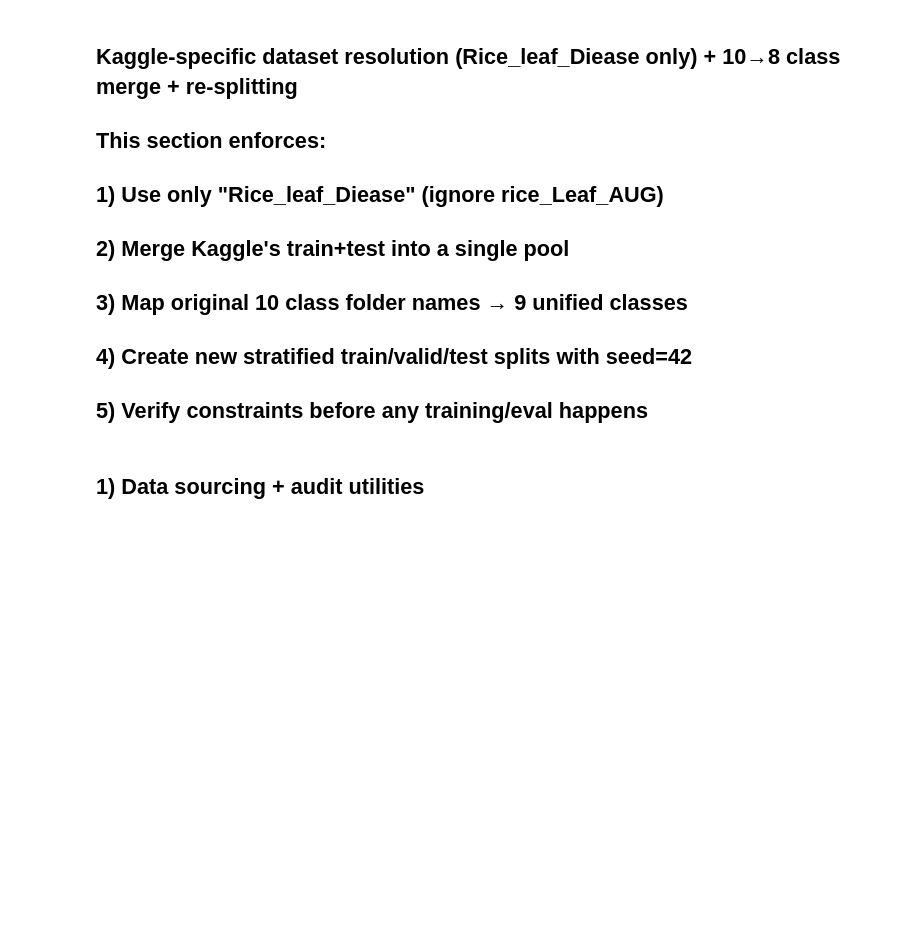
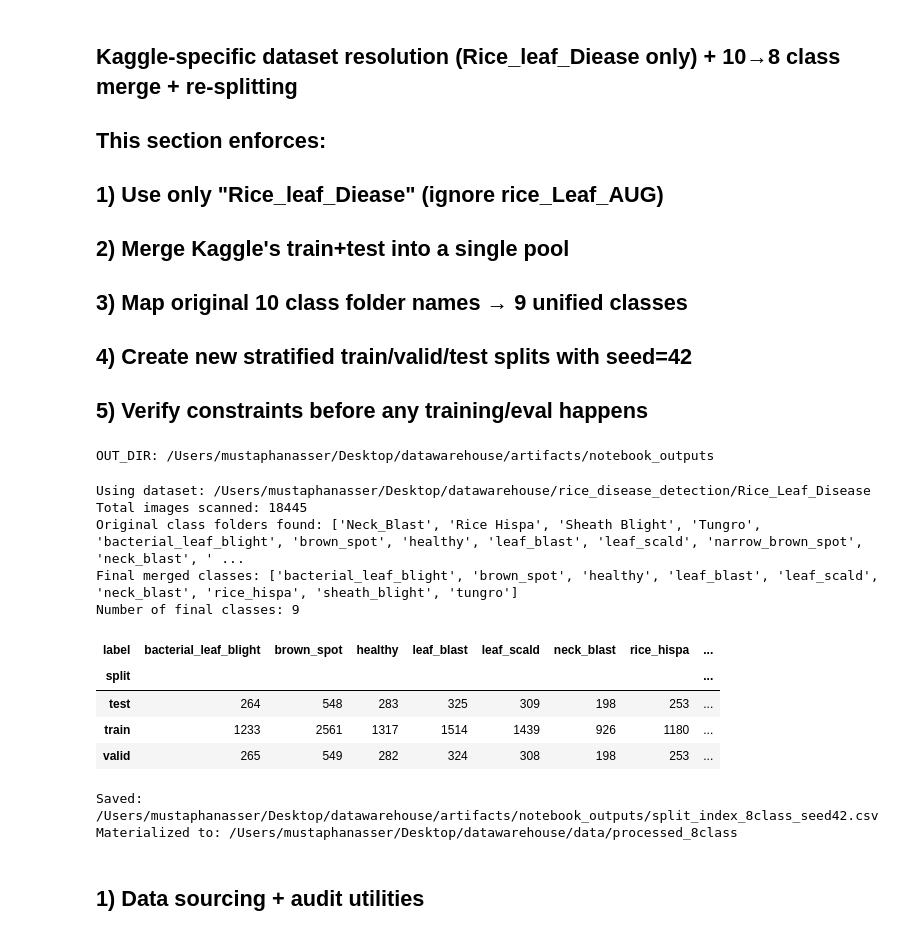
Before and after one commit to Notmustie/Rice-leaf-disease-classification, a Jupyter notebook: notebook/rice_leaf_disease_nb1.ipynb, the cells around one changed output. Drawn from its saved outputs; the diff is of its cells as text; code cells hidden in the pictures; blank space fills up the shorter version.

```diff
--- a/notebook/rice_leaf_disease_nb1.ipynb
+++ b/notebook/rice_leaf_disease_nb1.ipynb
@@ -22,6 +22,7 @@ import os
 import json
 import random
 from dataclasses import dataclass
+
 from pathlib import Path
 from typing import Dict, List, Tuple, Optional
 
@@ -52,3 +53,45 @@ SEED = 42
 random.seed(SEED)
 np.random.seed(SEED)
 tf.random.set_seed(SEED)
+
+@dataclass
+class CFG:
+    # ---- Paths (EDIT THESE) ----
+    PROJECT_ROOT: str = "/Users/mustaphanasser/Desktop/datawarehouse"  # <- edit
+    DATA_ROOT: str = "/Users/mustaphanasser/Desktop/datawarehouse/rice_disease_detection"  # <- edit
+
+    # Expected folder structure:
+    # DATA_ROOT/
+    #   train/<class folders>  (optional)
+    #   valid/<class folders>  (optional)
+    #   test/<class folders>   (optional)
+    #
+    # Or a single raw folder:
+    # DATA_ROOT/raw/<class folders>
+
+    # Models + outputs
+    OUT_DIR: str = "artifacts/notebook_outputs"
+    CNN_MODEL_PATH: str = "artifacts/models/custom_cnn.keras"          # saved model
+    EFF_MODEL_PATH: str = "artifacts/models/efficientnetv2b0.keras"    # saved model
+
+
+    # ---- Data / Training ----
+    IMG_SIZE: Tuple[int, int] = (224, 224)
+    BATCH_SIZE: int = 8
+    EPOCHS: int = 20
+    LR: float = 1e-4
+
+    # Confidence rejection threshold (your choice)
+    REJECT_THRESHOLD: float = 0.60
+
+    # Train toggle (if False, notebook will load models from disk)
+    DO_TRAIN: bool = False
+
+cfg = CFG()
+
+OUT_DIR = Path(cfg.PROJECT_ROOT) / cfg.OUT_DIR
+OUT_DIR.mkdir(parents=True, exist_ok=True)
+
+print("OUT_DIR:", OUT_DIR)
+# %% [output]
+OUT_DIR: /Users/mustaphanasser/Desktop/datawarehouse/artifacts/notebook_outputs
@@ -121,11 +124,11 @@ def resolve_kaggle_rice_leaf_diease(kaggle_root: str) -> Path:
     candidates = [p for p in root.iterdir() if p.is_dir()]
     names = {p.name: p for p in candidates}
 
-    if "Rice_leaf_Diease" not in names:
+    if "Rice_Leaf_Disease" not in names:
         raise FileNotFoundError(
-            f'Expected folder "Rice_leaf_Diease" inside {root}. Found: {[p.name for p in candidates]}'
+            f'Expected folder "Rice_Leaf_Diease" inside {root}. Found: {[p.name for p in candidates]}'
         )
-    chosen = names["Rice_leaf_Diease"]
+    chosen = names["Rice_Leaf_Disease"]
 
     # must contain train/ and test/
     train_dir = chosen / "train"
@@ -151,7 +154,7 @@ def scan_kaggle_train_test(base: Path, img_exts=(".jpg",".jpeg",".png",".bmp",".
     return pd.DataFrame(rows)
 
 # === USER EDIT (only this path usually changes) ===
-KAGGLE_DOWNLOAD_ROOT = "/Users/mustaphanasser/Desktop/datawarehouse/rice_disease_detection/Rice_Leaf_Disease"  # <- folder containing both rice_Leaf_AUG and Rice_leaf_Diease
+KAGGLE_DOWNLOAD_ROOT = "/Users/mustaphanasser/Desktop/datawarehouse/rice_disease_detection"  # <- folder containing both rice_Leaf_AUG and Rice_leaf_Diease
 
 base_dir = resolve_kaggle_rice_leaf_diease(KAGGLE_DOWNLOAD_ROOT)
 print("Using dataset:", base_dir)
@@ -244,33 +247,46 @@ display(counts)
 
 # Save split index for reproducibility
 out_split_csv = OUT_DIR / "split_index_8class_seed42.csv"
 split_df.to_csv(out_split_csv, index=False)
 print("Saved:", out_split_csv)
 
 # Optional: materialize into folder structure train/valid/test with 8 subfolders (copies, not moves)
 def materialize_split_folders(split_df: pd.DataFrame, out_root: Path, copy=True):
     out_root.mkdir(parents=True, exist_ok=True)
     for split in ["train","valid","test"]:
         (out_root / split).mkdir(parents=True, exist_ok=True)
 
     for _, row in split_df.iterrows():
         src = Path(row["path"])
         dst_dir = out_root / row["split"] / row["label"]
         dst_dir.mkdir(parents=True, exist_ok=True)
         dst = dst_dir / src.name
         if dst.exists():
             # if filename collision happens, make it unique
             stem, suf = src.stem, src.suffix
             dst = dst_dir / f"{stem}_{abs(hash(str(src)))%10**8}{suf}"
         if copy:
             shutil.copy2(src, dst)
         else:
             shutil.move(src, dst)
 
 # Example usage:
 MATERIALIZED_DIR = Path(cfg.PROJECT_ROOT) / "data" / "processed_8class"
 materialize_split_folders(split_df, MATERIALIZED_DIR, copy=True)
 print("Materialized to:", MATERIALIZED_DIR)
+# %% [output]
+Using dataset: /Users/mustaphanasser/Desktop/datawarehouse/rice_disease_detection/Rice_Leaf_Disease
+Total images scanned: 18445
+Original class folders found: ['Neck_Blast', 'Rice Hispa', 'Sheath Blight', 'Tungro', 'bacterial_leaf_blight', 'brown_spot', 'healthy', 'leaf_blast', 'leaf_scald', 'narrow_brown_spot', 'neck_blast', ' ...
+Final merged classes: ['bacterial_leaf_blight', 'brown_spot', 'healthy', 'leaf_blast', 'leaf_scald', 'neck_blast', 'rice_hispa', 'sheath_blight', 'tungro']
+Number of final classes: 9
+| label | bacterial_leaf_blight | brown_spot | healthy | leaf_blast | leaf_scald | neck_blast | rice_hispa | ... |
+| split |  |  |  |  |  |  |  | ... |
+| test | 264 | 548 | 283 | 325 | 309 | 198 | 253 | ... |
+| train | 1233 | 2561 | 1317 | 1514 | 1439 | 926 | 1180 | ... |
+| valid | 265 | 549 | 282 | 324 | 308 | 198 | 253 | ... |
+Saved: /Users/mustaphanasser/Desktop/datawarehouse/artifacts/notebook_outputs/split_index_8class_seed42.csv
+Materialized to: /Users/mustaphanasser/Desktop/datawarehouse/data/processed_8class
 # %% [markdown]
 ## 1) Data sourcing + audit utilities
 # %%
```
Also changed, not shown: parts of 9 cells of this notebook, 1 other file.
